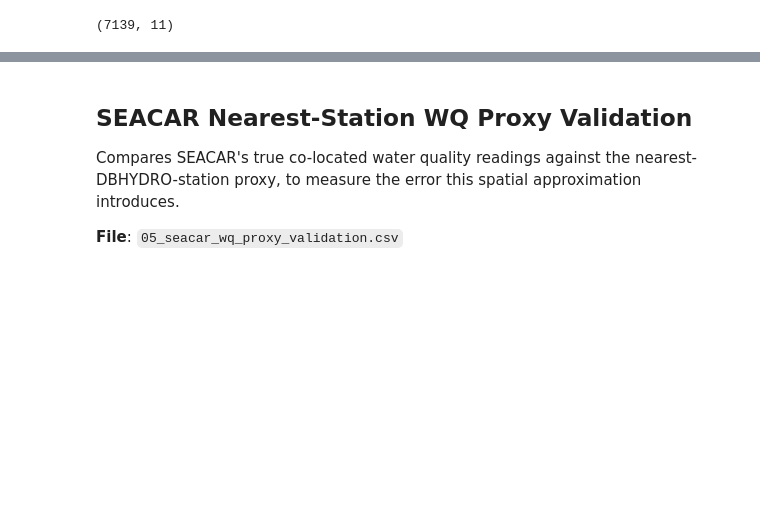
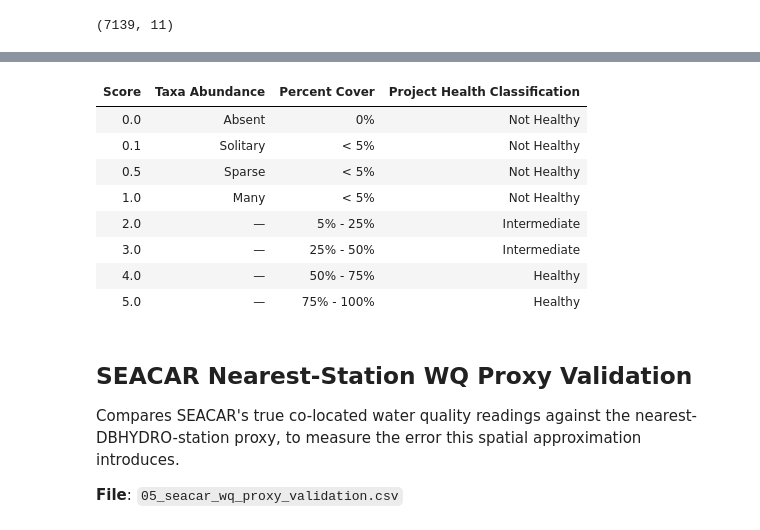
Before and after one commit to ianraymondsmith/seagrass-shap-model, a Jupyter notebook: outputs/consolidated_export/data_overview.ipynb, the cells around one changed output, grey strips where cells are left out. Cells and saved outputs as stored; diff of their text form; code cells hidden in the pictures; blank space fills up the shorter version.

```diff
--- a/outputs/consolidated_export/data_overview.ipynb
+++ b/outputs/consolidated_export/data_overview.ipynb
@@ -137,3 +200,16 @@ df.describe()
+# %%
+df = pd.read_csv('06_braun_blanquet_scale_reference.csv')
+df
+# %% [output]
+| Score | Taxa Abundance | Percent Cover | Project Health Classification |
+| 0.0 | Absent | 0% | Not Healthy |
+| 0.1 | Solitary | < 5% | Not Healthy |
+| 0.5 | Sparse | < 5% | Not Healthy |
+| 1.0 | Many | < 5% | Not Healthy |
+| 2.0 | — | 5% - 25% | Intermediate |
+| 3.0 | — | 25% - 50% | Intermediate |
+| 4.0 | — | 50% - 75% | Healthy |
+| 5.0 | — | 75% - 100% | Healthy |
 # %% [markdown]
 ## SEACAR Nearest-Station WQ Proxy Validation
 
```
Also changed, not shown: parts of 9 cells of this notebook, 3 other files.
